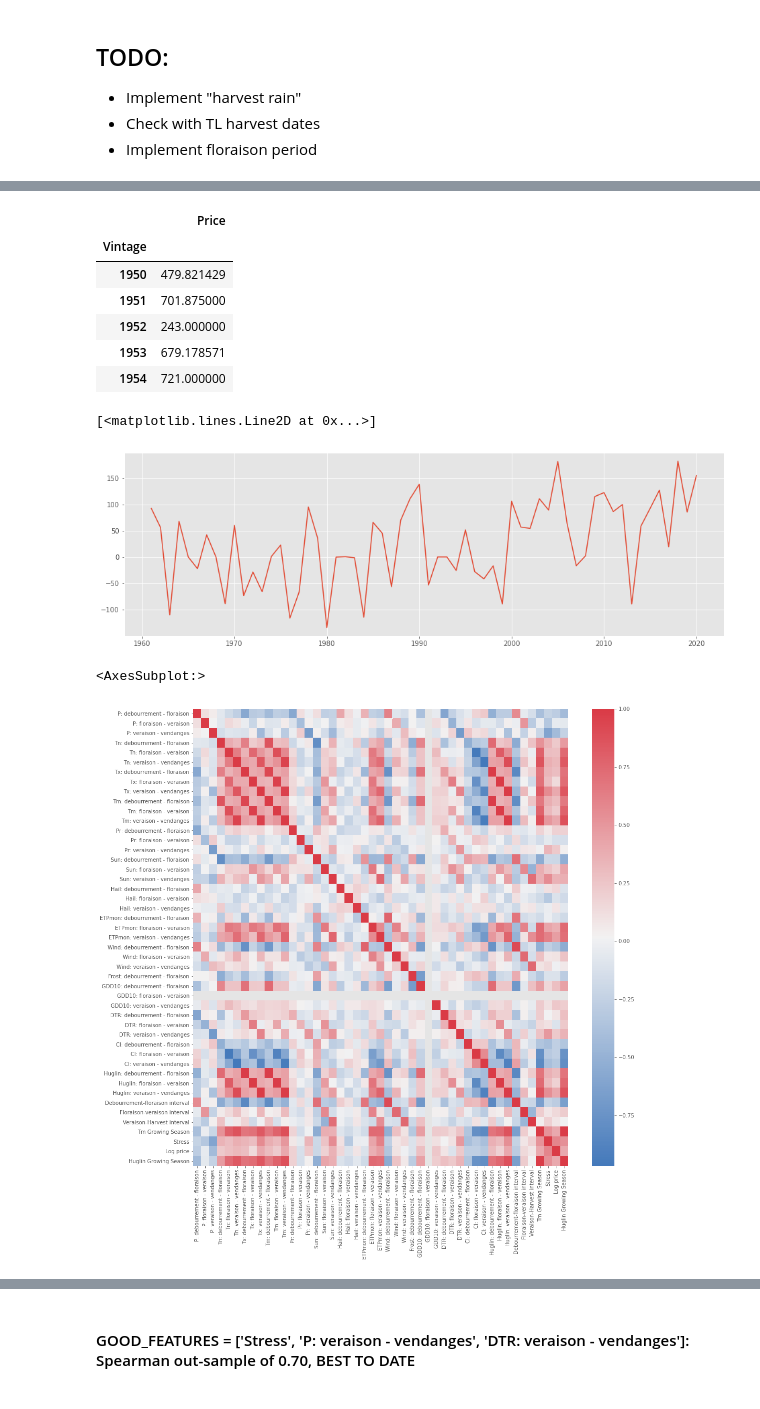
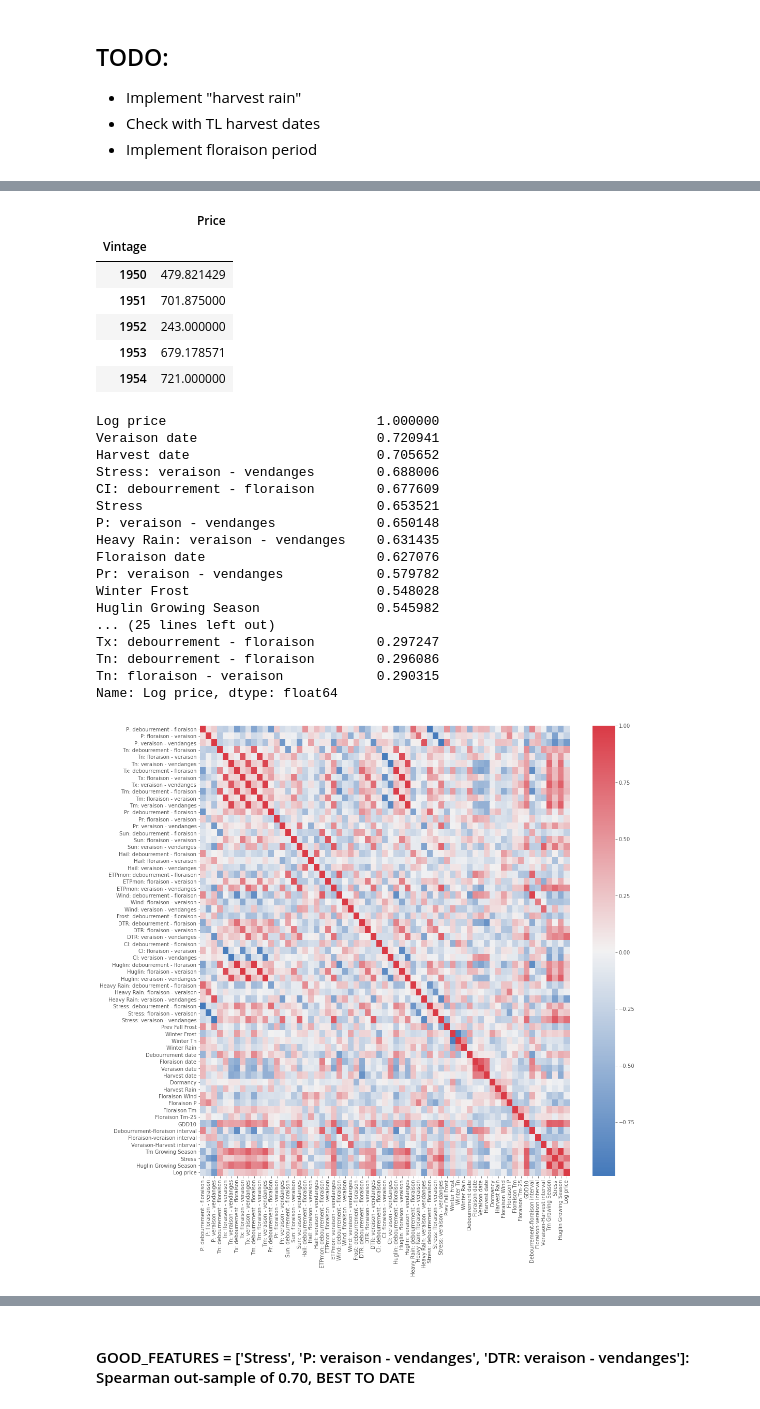
Before and after one commit to RoucherA/GrandCruClassifier, a Jupyter notebook: FE.ipynb, the cells around one changed output, grey strips where cells are left out. Cells and saved outputs as stored; diff of their text form; code cells hidden in the pictures.

```diff
--- a/FE.ipynb
+++ b/FE.ipynb
@@ -8,13 +8,19 @@ import pandas as pd
 import numpy as np
 import matplotlib.pyplot as plt
 import seaborn as sns
+import datetime
 plt.style.use('ggplot')
-
 plt.rcParams["figure.figsize"] = (16, 5)
 
 pheno = pd.read_excel('data/pheno_latour.xlsx', index_col=0)
+pheno['floraison'] = pheno['mi-floraison M']
+
 pheno['vendanges'] = pd.to_datetime(pheno['vendanges'].dt.date)
 pheno['veraison'] = pd.to_datetime(pheno['veraison'].dt.date)
+pheno['nouaison'] = pheno['floraison'] + datetime.timedelta(days=15)
+pheno['debut floraison'] = pheno['floraison'] - datetime.timedelta(days=7)
+pheno['fin floraison'] = pheno['floraison'] + datetime.timedelta(days=7)
+
 
 pheno['Debourrement-floraison interval'] = (pheno['floraison'] - pheno['debourrement']).dt.days
 pheno['Floraison-veraison interval'] = (pheno['veraison'] - pheno['floraison']).dt.days
@@ -23,13 +29,14 @@ pheno['Growing season duration'] = (pheno['vendanges'] - pheno['debourrement']).
 
 display(pheno.head())
 
+sns.lineplot(data=(pheno['floraison'].dt.dayofyear))
+plt.show()
+
 intervalles = pheno[['Debourrement-floraison interval', 'Floraison-veraison interval', 'Veraison-Harvest interval']]
-plt.figure(figsize=(16,5))
 plt.ylim((0,120))
 sns.lineplot(data=intervalles)
 plt.show()
 
-plt.figure(figsize=(16,5))
 sns.lineplot(data=pheno[['Growing season duration']])
 plt.show()
 # %% [output]
@@ -45,9 +53,12 @@ plt.show()
 # %%
 weather = pd.read_csv('data/weather_merignac_daily.csv', parse_dates=['Date']).set_index('Date')
 weather['Frost'] = (weather['Tn'] < 0).astype(int)
-weather['GDD10'] = (weather['Tm'] < 10).astype(int)* (weather['Tm'] - 10)
 weather['DTR'] = weather['Tx'] - weather['Tn']
 weather['CI'] = (weather['Tn'] < 15).astype(int)
 weather['Huglin'] = ((weather['Tx']-10) + (weather['Tm']-10))/2
+weather['Heavy Rain'] = (weather['P'] > 15).astype(int)
+weather['Stress'] = 0.5*weather['ETPmon'] - weather['P']
 ORIG_WEATHER_FEATURES = list(weather.columns)
+weather['Tm-25'] = (weather['Tx']<30).astype(int) * (weather['Tm']>20).astype(int)
+weather['GDD10'] = ((weather['Tx']+weather['Tx'])/2 > 10).astype(int) * ((weather['Tx']+weather['Tx'])/2 - 10)
 # %%
@@ -145,13 +215,15 @@ prices = pd.read_excel('data/generated_average_prices.xlsx', index_col=0)
 display(prices.head())
 
 df['Tm Growing Season'] = df['Tm: debourrement - floraison'] + df['Tm: floraison - veraison'] + df['Tm: veraison - vendanges']
+
 df['Stress'] = 0.5*(df['ETPmon: floraison - veraison'] + df['ETPmon: veraison - vendanges']) - (df['P: floraison - veraison'] + df['P: veraison - vendanges'])
 df['Stress'] = (df['Stress'] > -150).astype(int) * df['Stress']
 df['Huglin Growing Season'] = df['Huglin: debourrement - floraison'] + df['Huglin: floraison - veraison'] + df['Huglin: veraison - vendanges']
 
 df['Log price'] = np.log(prices['Price'])
+df['Floraison P'] = (df['Floraison P'] > 30).astype(int) * df['Floraison P']
 
-plt.plot(df['Stress'])
+df.to_excel('data/generated_daily_features.xlsx')
 # %% [output]
 |  | Price |
 | Vintage |  |
@@ -160,12 +232,29 @@ plt.plot(df['Stress'])
 | 1952 | 243.000000 |
 | 1953 | 679.178571 |
 | 1954 | 721.000000 |
-[<matplotlib.lines.Line2D at 0x...>]
-[figure, removed]
 # %%
+
+display(df.loc[1980:1993, :].corr()['Log price'].abs().nlargest(40))
 plt.figure(figsize=(16,16))
 cmap = sns.diverging_palette(250, 10, as_cmap=True)
-sns.heatmap(df.corr(), cmap=cmap)
+sns.heatmap(df.loc[1994:, :].corr(), cmap=cmap)
+plt.show()
 # %% [output]
-<AxesSubplot:>
+Log price                           1.000000
+Veraison date                       0.720941
+Harvest date                        0.705652
+Stress: veraison - vendanges        0.688006
+CI: debourrement - floraison        0.677609
+Stress                              0.653521
+P: veraison - vendanges             0.650148
+Heavy Rain: veraison - vendanges    0.631435
+Floraison date                      0.627076
+Pr: veraison - vendanges            0.579782
+Winter Frost                        0.548028
+Huglin Growing Season               0.545982
+... (25 lines left out)
+Tx: debourrement - floraison        0.297247
+Tn: debourrement - floraison        0.296086
+Tn: floraison - veraison            0.290315
+Name: Log price, dtype: float64
-[figure, old version]
+[figure, new version]
```
Also changed, not shown: parts of 20 cells of this notebook, 6 other files.
